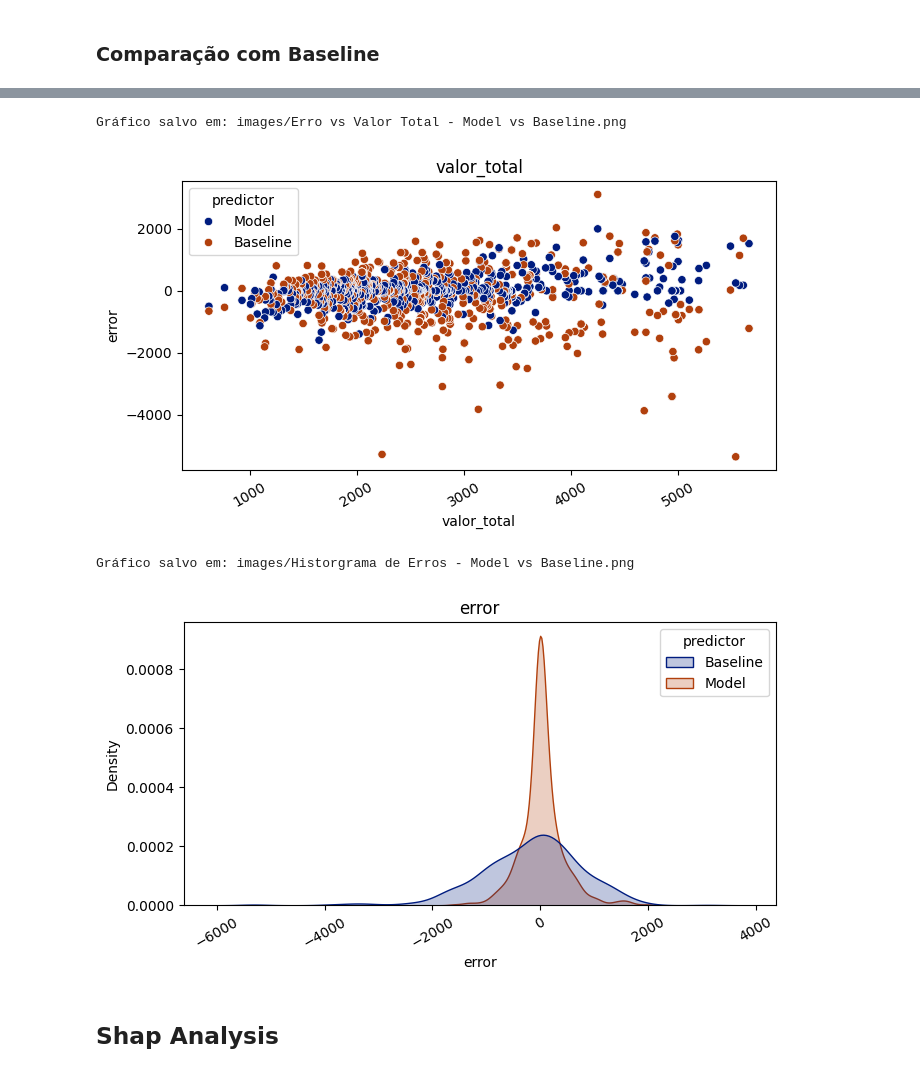
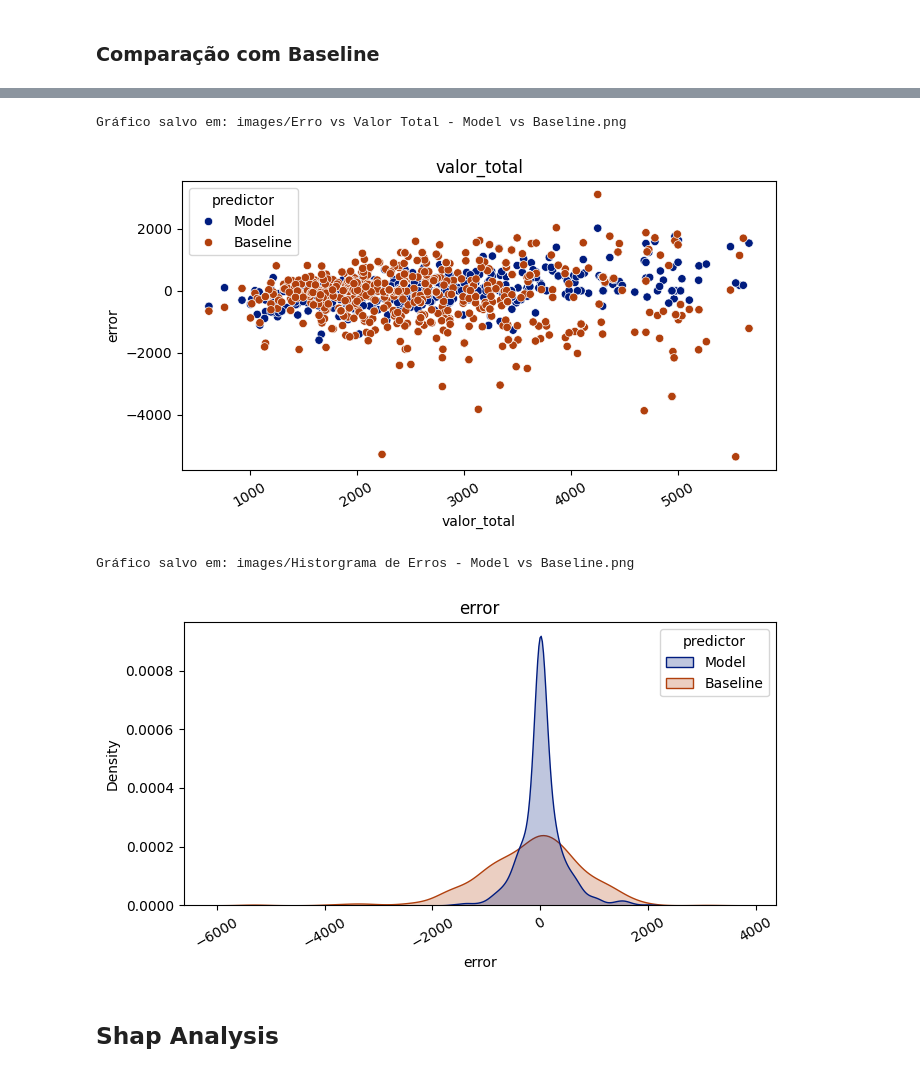
Before and after one commit to ArthurMesquita96/Predicao-de-Alugueis, a Jupyter notebook: main.ipynb, the cells around one changed output, grey strips where cells are left out. Cells and saved outputs as stored; diff of their text form; code cells hidden in the pictures.

```diff
--- a/main.ipynb
+++ b/main.ipynb
@@ -57,8 +57,8 @@ importlib.reload(utils)
 # utils.save_parquet_file(file=dados_cilar, name='data/dados_cilar')
 # utils.save_parquet_file(file=dados_apolar, name='data/dados_apolar')
 
-dados_cilar = utils.load_parquet_file(name='data/dados_cilar')
-dados_apolar = utils.load_parquet_file(name='data/dados_apolar')
+dados_cilar = pd.read_parquet('params/data/dados_cilar.parquet')
+dados_apolar = pd.read_parquet('params/data/dados_apolar.parquet')
 # %% [markdown]
 ### Removendo duplicatas
 # %%
@@ -115,13 +75,13 @@ dtype: object
 # %%
-df_cilar_trusted = utils.tratamento_dados_cilar(dados_cilar_reduce)
-df_apolar_trusted = utils.tratamento_dados_apolar(dados_apolar_reduce)
+# df_cilar_trusted = utils.tratamento_dados_cilar(dados_cilar_reduce)
+# df_apolar_trusted = utils.tratamento_dados_apolar(dados_apolar_reduce)
 # df_razao_trusted = tratamento_dados_razao(dados_razao)
 
-utils.save_parquet_file(file=df_cilar_trusted, name='data/df_cilar_trusted')
-utils.save_parquet_file(file=df_apolar_trusted, name='data/df_apolar_trusted')
+# utils.save_parquet_file(file=df_cilar_trusted, name='data/df_cilar_trusted')
+# utils.save_parquet_file(file=df_apolar_trusted, name='data/df_apolar_trusted')
 
-df_cilar_trusted = utils.load_parquet_file(name='data/df_cilar_trusted')
-df_apolar_trusted = utils.load_parquet_file(name='data/df_apolar_trusted')
+df_cilar_trusted = pd.read_parquet('params/data/df_cilar_trusted.parquet')
+df_apolar_trusted = pd.read_parquet('params/data/df_apolar_trusted.parquet')
 # %% [markdown]
 ### Reunindo em um único dataset
 # %%
@@ -260,7 +220,7 @@ df_feature_engineering['week_of_year'] = df_feature_engineering['data_coleta'].d
 ### Latitude e Longitude
 # %%
 # dict_lat_long = aux_lat_long.to_dict('index')
-df_lat_long = pd.DataFrame(utils.load_picked_file(name='lat_longs')).T
+df_lat_long = pd.DataFrame(utils.load_picked_file(name='preparation/lat_longs')).T
 
 df_feature_engineering = pd.merge(df_feature_engineering, df_lat_long[['link', 'latitude', 'longitude']], on = 'link', how='left')
 
@@ -1381,30 +1332,31 @@ utils.plot_matrix(
     plot_kwargs={'y': 'error', 'hue':'predictor'},
     n_cols=1,
     n_rows=1,
+    sort_by='predictor',
     figsize=(7, 4),
     save_image=True,
     nome_imagem='Erro vs Valor Total - Model vs Baseline'
 )
 # %% [output]
 Gráfico salvo em: images/Erro vs Valor Total - Model vs Baseline.png
-[figure, old version]
+[figure, new version]
 # %%
 utils.plot_matrix(
     data=data_test_comparation,
     columns_features=['error'],
     plot=sns.kdeplot,
     loop_feature='x',
     plot_kwargs={'hue': 'predictor', 'fill':'true'},
     n_cols=1,
     n_rows=1,
+    sort_by='predictor',
     figsize=(7, 4),
-    label=False,
     save_image=True,
     nome_imagem='Historgrama de Erros - Model vs Baseline'
 )
 # %% [output]
 Gráfico salvo em: images/Historgrama de Erros - Model vs Baseline.png
-[figure, old version]
+[figure, new version]
 # %% [markdown]
 ## Shap Analysis
 # %%
```
Also changed, not shown: parts of 27 cells of this notebook, 14 other files.
